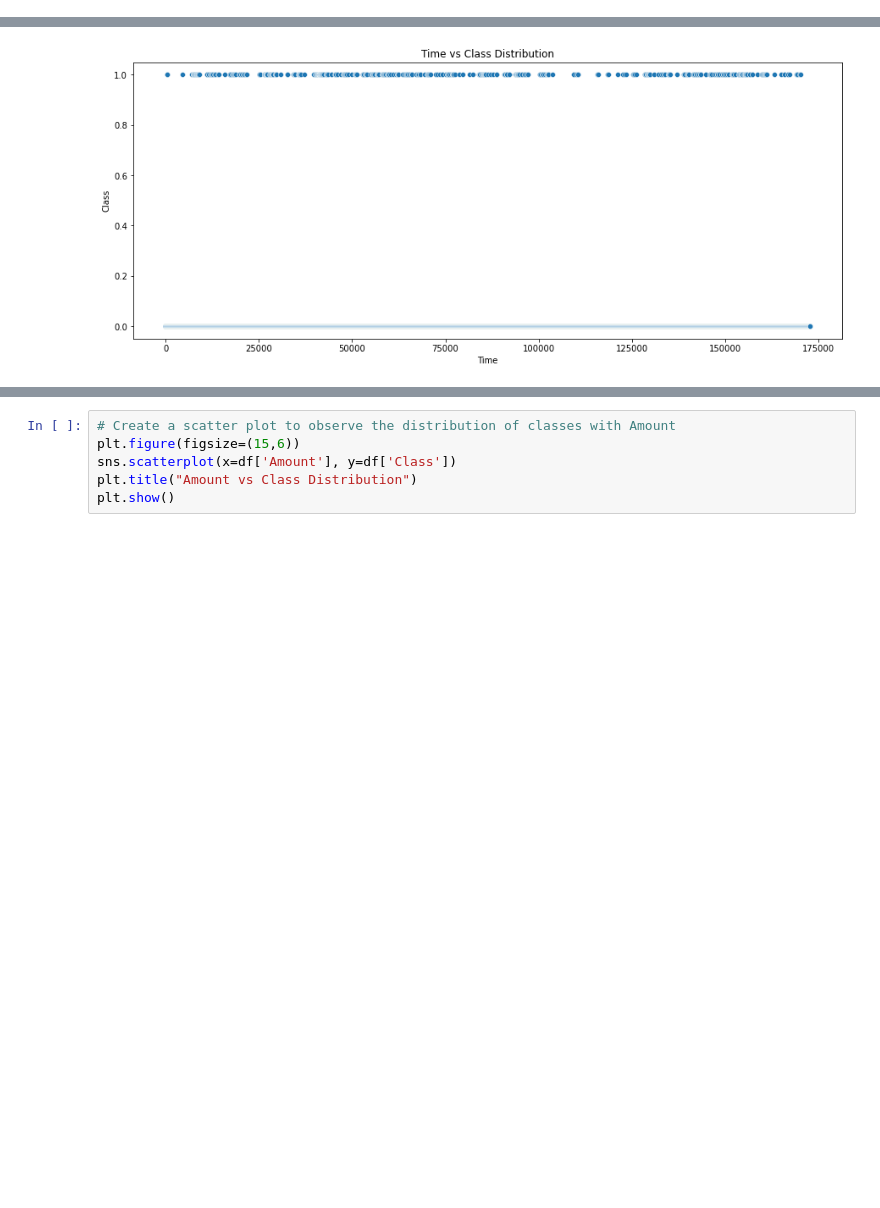
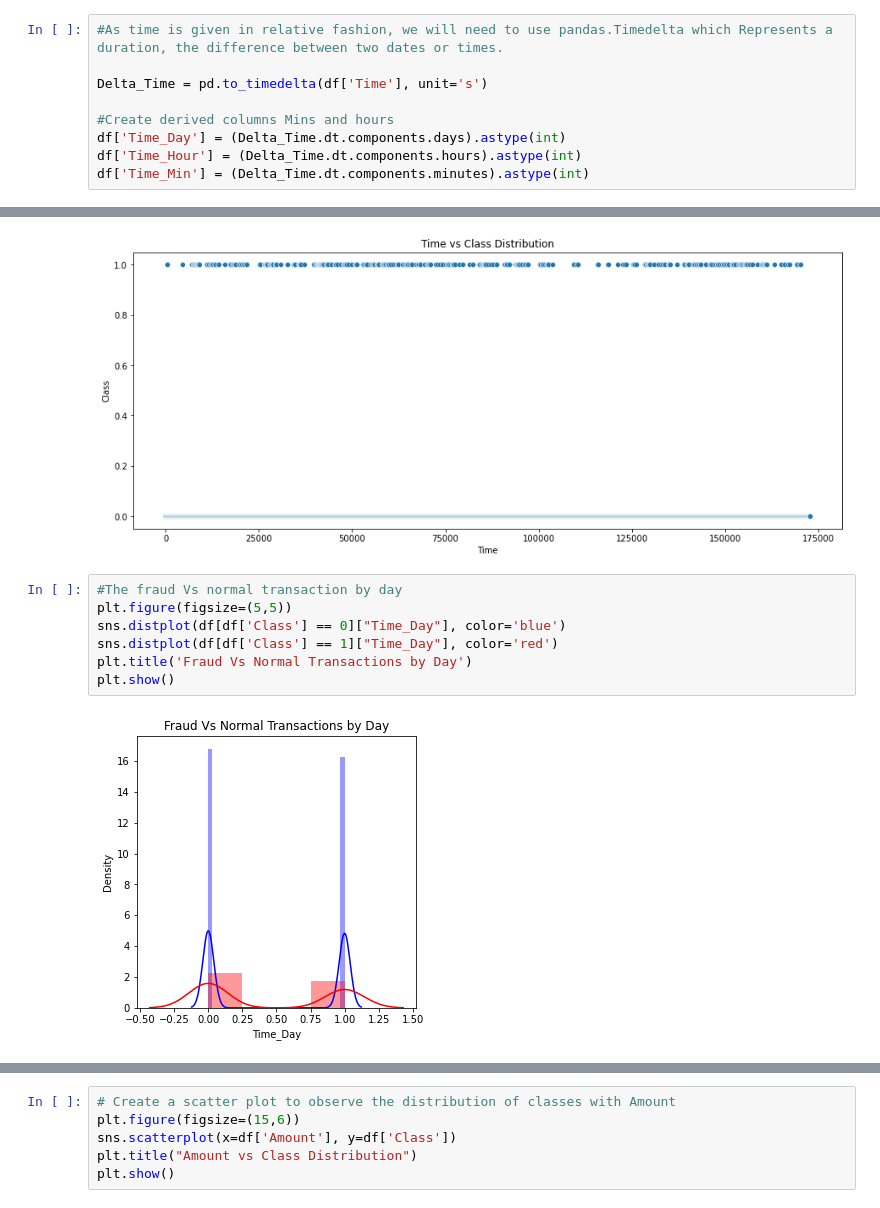
Before and after one commit to RahulAgre/CC_FraudDetection_Capstone, a Jupyter notebook: Credit_card_fraud_detection_Starter_code+.ipynb, the cells around one changed output, grey strips where cells are left out. Saved outputs shown, nothing was run; the diff lists cells and outputs as text; blank space fills up the shorter version.

Commit message:
Analysis of Time and Amount variables

```diff
--- a/Credit_card_fraud_detection_Starter_code+.ipynb
+++ b/Credit_card_fraud_detection_Starter_code+.ipynb
@@ -82,6 +82,15 @@ plt.show()
 # %% [output]
 [figure]
 [figure]
+# %%
+#As time is given in relative fashion, we will need to use pandas.Timedelta which Represents a duration, the difference between two dates or times.
+
+Delta_Time = pd.to_timedelta(df['Time'], unit='s')
+
+#Create derived columns Mins and hours
+df['Time_Day'] = (Delta_Time.dt.components.days).astype(int)
+df['Time_Hour'] = (Delta_Time.dt.components.hours).astype(int)
+df['Time_Min'] = (Delta_Time.dt.components.minutes).astype(int)
 # %%
 # Create a scatter plot to observe the distribution of classes with time
 plt.figure(figsize=(15,6))
@@ -90,3 +99,12 @@ plt.title("Time vs Class Distribution")
 plt.show()
 # %% [output]
 [figure]
+# %%
+#The fraud Vs normal transaction by day
+plt.figure(figsize=(5,5))
+sns.distplot(df[df['Class'] == 0]["Time_Day"], color='blue')
+sns.distplot(df[df['Class'] == 1]["Time_Day"], color='red')
+plt.title('Fraud Vs Normal Transactions by Day')
+plt.show()
+# %% [output]
+[figure, added]
```
Also changed, not shown: parts of 12 cells of this notebook.
